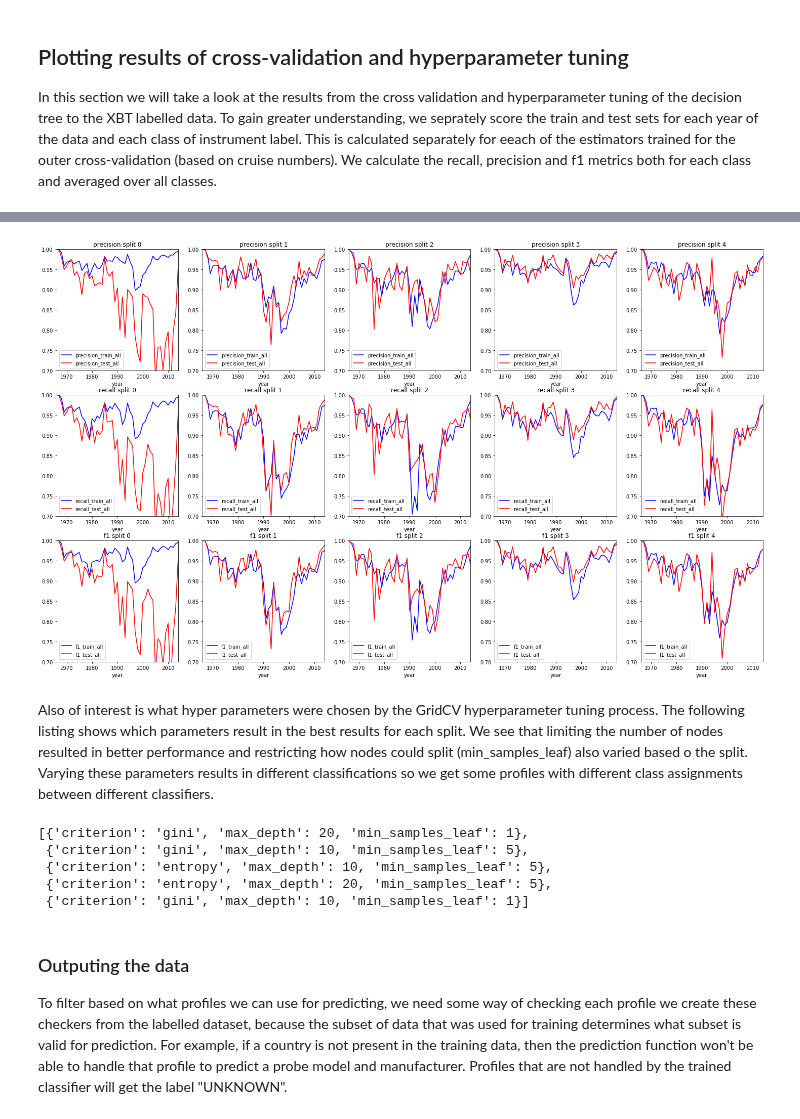
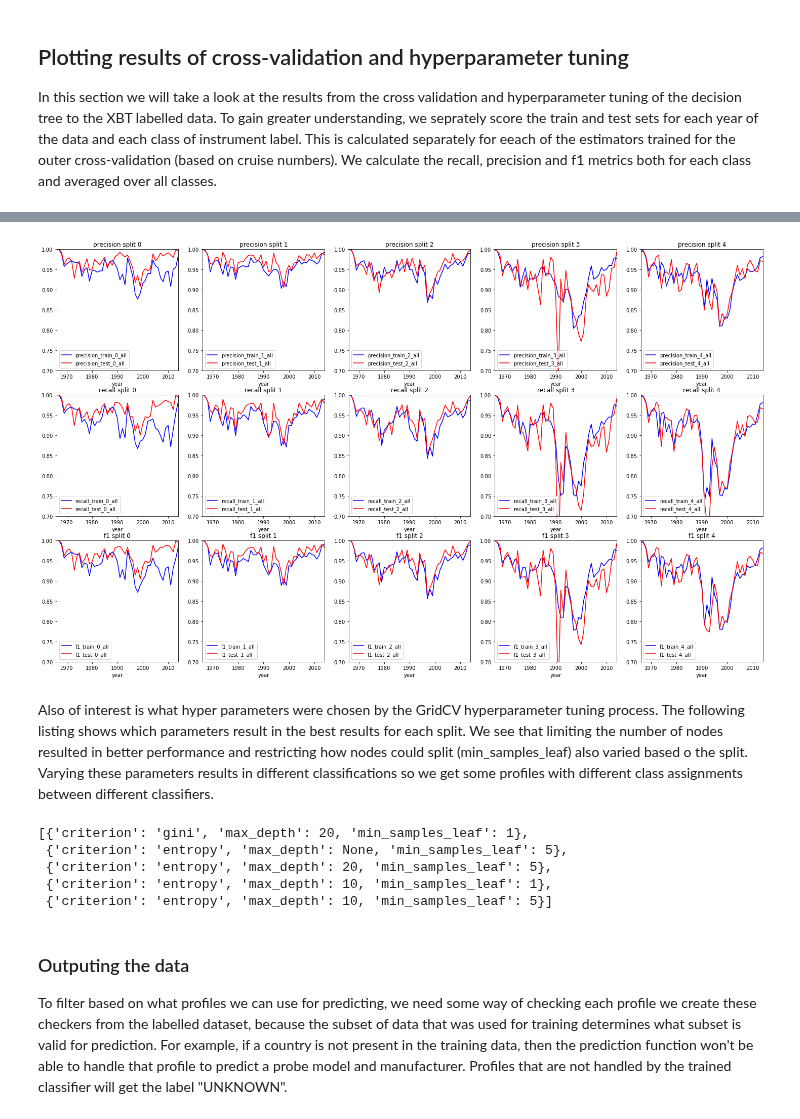
Before and after one commit to MetOffice/XBTs_classification, a Jupyter notebook: classification/imeta_ml_tree_cross_validate.ipynb, the cells around one changed output, grey strips where cells are left out. Saved outputs shown, nothing was run; the diff lists cells and outputs as text; code cells hidden in the pictures.

```diff
--- a/classification/imeta_ml_tree_cross_validate.ipynb
+++ b/classification/imeta_ml_tree_cross_validate.ipynb
@@ -77,8 +77,8 @@ splitter_features = ['year', 'instrument']
 unseen_feature = 'cruise_number'
 num_unseen_splits = 5
 unseen_fraction = 1.0 / num_unseen_splits
-train_splits = 5
-train_fraction = 1.0 - (1.0 / num_unseen_splits)
+num_train_splits = 5
+train_fraction = 1.0 - (1.0 / num_train_splits)
 unseen_fold_name = 'unseen_fold'
 # %%
 classifier_class = sklearn.tree.DecisionTreeClassifier
@@ -148,7 +148,7 @@ clf_dt1 = classifier_class(**classifier_opts)
 clf_gridcv1 = sklearn.model_selection.GridSearchCV(clf_dt1,
                                                    param_grid = classifier_param_grid,
                                                    scoring=hp_tune_metric,
-                                                   cv=5,
+                                                   cv=num_train_splits,
                                                   )
 # %%
 %%time
@@ -212,24 +212,24 @@ Wall time: 1min 27s
 # %%
 fig_results = matplotlib.pyplot.figure('xbt_results',figsize=(25,15))
 for label1, metrics1  in metrics_list.items():
     ax_precision = fig_results.add_subplot(3,5,label1 +1, title='precision split {0}'.format(label1))
     ax_recall = fig_results.add_subplot(3,5,label1 + 1 + 5 * 1, title='recall split {0}'.format(label1))
     ax_f1 = fig_results.add_subplot(3,5,label1 + 1 + 5 * 2, title='f1 split {0}'.format(label1))
-    metrics1.plot.line(ax=ax_precision, x='year', y=['precision_train_all','precision_test_all'], color=['b', 'r'], ylim=(0.7,1.0))
-    metrics1.plot.line(ax=ax_recall, x='year', y=['recall_train_all','recall_test_all'], color=['b', 'r'], ylim=(0.7,1.0))
-    metrics1.plot.line(ax=ax_f1, x='year', y=['f1_train_all','f1_test_all'], color=['b', 'r'], ylim=(0.7,1.0))
+    metrics1.plot.line(ax=ax_precision, x='year', y=[f'precision_train_{label1}_all',f'precision_test_{label1}_all'], color=['b', 'r'], ylim=(0.7,1.0))
+    metrics1.plot.line(ax=ax_recall, x='year', y=[f'recall_train_{label1}_all',f'recall_test_{label1}_all'], color=['b', 'r'], ylim=(0.7,1.0))
+    metrics1.plot.line(ax=ax_f1, x='year', y=[f'f1_train_{label1}_all',f'f1_test_{label1}_all'], color=['b', 'r'], ylim=(0.7,1.0))
 # %% [output]
-[figure, old version]
+[figure, new version]
 # %% [markdown]
 Also of interest is what hyper parameters were chosen by the GridCV hyperparameter tuning process. The following listing shows which parameters result in the best results for each split. We see that limiting the number of nodes resulted in better performance and restricting how nodes could split (min_samples_leaf) also varied based o the split. Varying these parameters results in different classifications so we get some profiles with different class assignments between different classifiers.
 # %%
 [est1.best_params_ for est1 in scores['estimator']]
 # %% [output]
 [{'criterion': 'gini', 'max_depth': 20, 'min_samples_leaf': 1},
- {'criterion': 'gini', 'max_depth': 10, 'min_samples_leaf': 5},
- {'criterion': 'entropy', 'max_depth': 10, 'min_samples_leaf': 5},
+ {'criterion': 'entropy', 'max_depth': None, 'min_samples_leaf': 5},
  {'criterion': 'entropy', 'max_depth': 20, 'min_samples_leaf': 5},
- {'criterion': 'gini', 'max_depth': 10, 'min_samples_leaf': 1}]
+ {'criterion': 'entropy', 'max_depth': 10, 'min_samples_leaf': 1},
+ {'criterion': 'entropy', 'max_depth': 10, 'min_samples_leaf': 5}]
 # %%
 metrics_df_merge = None
 for label1, metrics1  in metrics_list.items():
```
Also changed, not shown: parts of 17 cells of this notebook.
